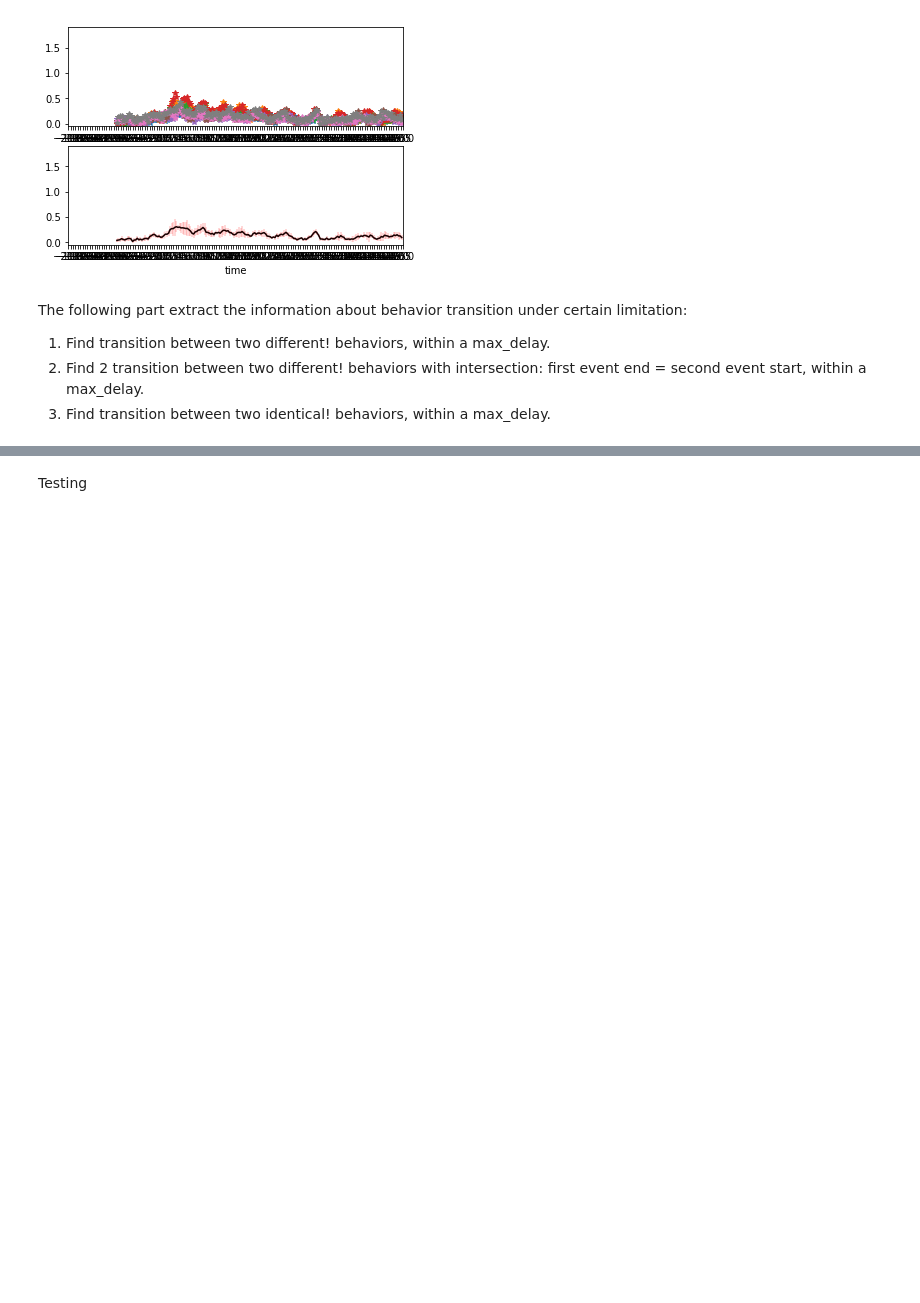
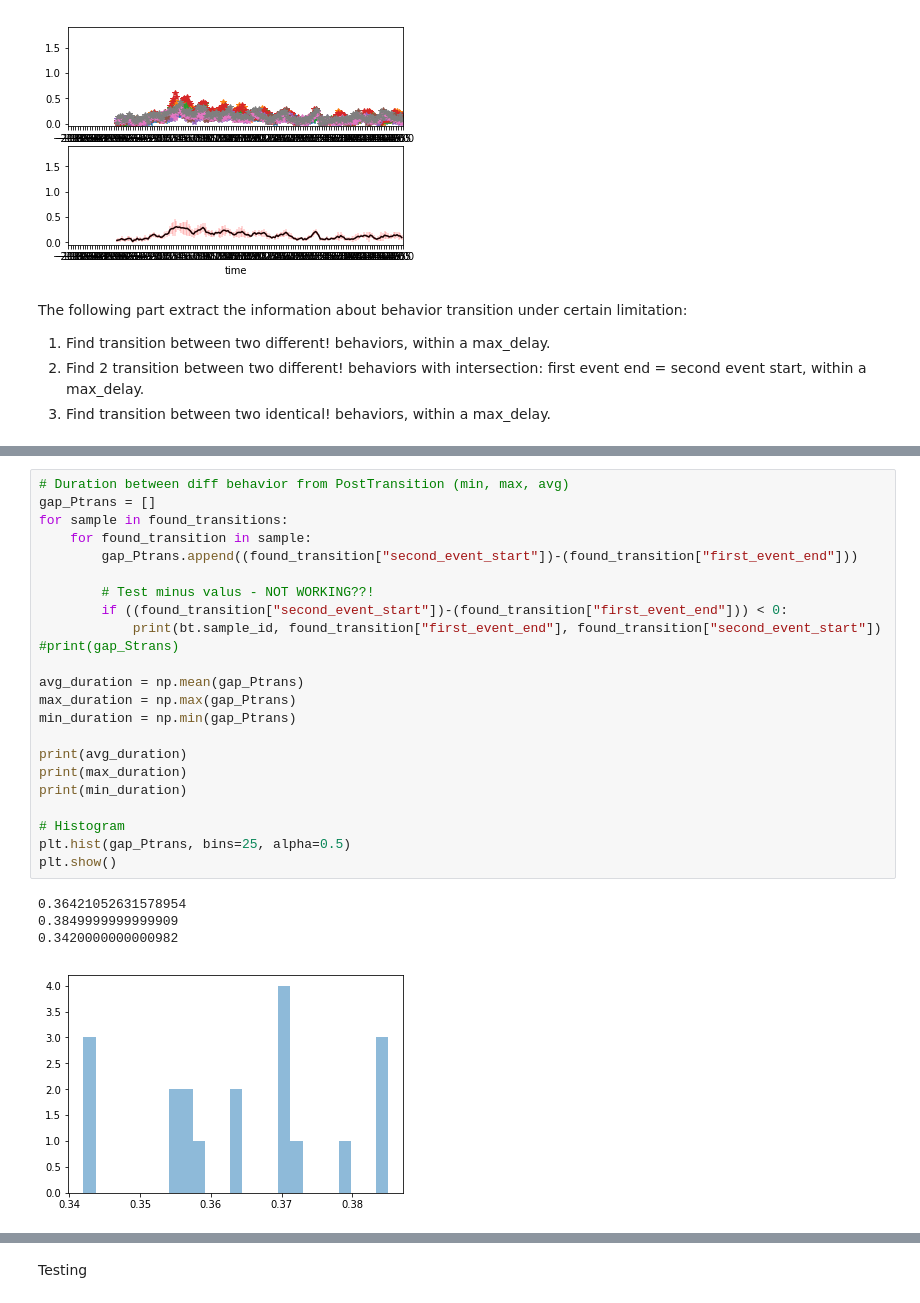
Before and after one commit to nrandel/behavioral_lm_analysis, a Jupyter notebook: timeseries_analysis_across_samples.ipynb, the cells around one changed output, grey strips where cells are left out. Saved outputs shown, nothing was run; the diff lists cells and outputs as text; blank space fills up the shorter version.

```diff
--- a/timeseries_analysis_across_samples.ipynb
+++ b/timeseries_analysis_across_samples.ipynb
@@ -798,3 +808,31 @@ print(found_transitions) # Transitions
+# %%
+# Duration between diff behavior from PostTransition (min, max, avg)
+gap_Ptrans = []
+for sample in found_transitions:
+    for found_transition in sample:
+        gap_Ptrans.append((found_transition["second_event_start"])-(found_transition["first_event_end"]))
+
+        # Test minus valus - NOT WORKING??!
+        if ((found_transition["second_event_start"])-(found_transition["first_event_end"])) < 0:
+            print(bt.sample_id, found_transition["first_event_end"], found_transition["second_event_start"])
+#print(gap_Strans)
+
+avg_duration = np.mean(gap_Ptrans)
+max_duration = np.max(gap_Ptrans)
+min_duration = np.min(gap_Ptrans)
+
+print(avg_duration)
+print(max_duration)
+print(min_duration)
+
+# Histogram
+plt.hist(gap_Ptrans, bins=25, alpha=0.5)
+plt.show()
+# %% [output]
+0.36421052631578954
+0.3849999999999909
+0.3420000000000982
+[figure, added]
 # %%
 # Use the predefined CellTransConfig to filter by celltype and pattern.
 # The results are merged_ordered and interpolated.
```
Also changed, not shown: parts of 23 cells of this notebook.
